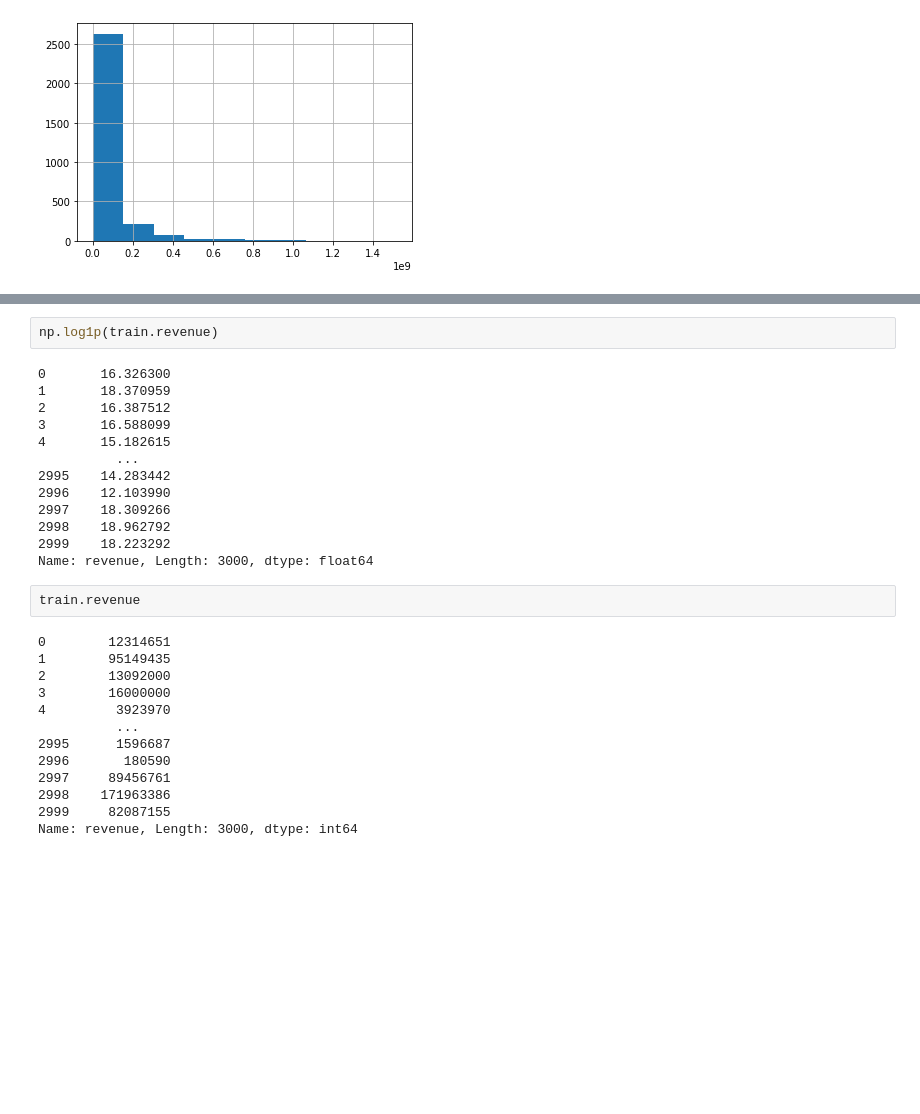
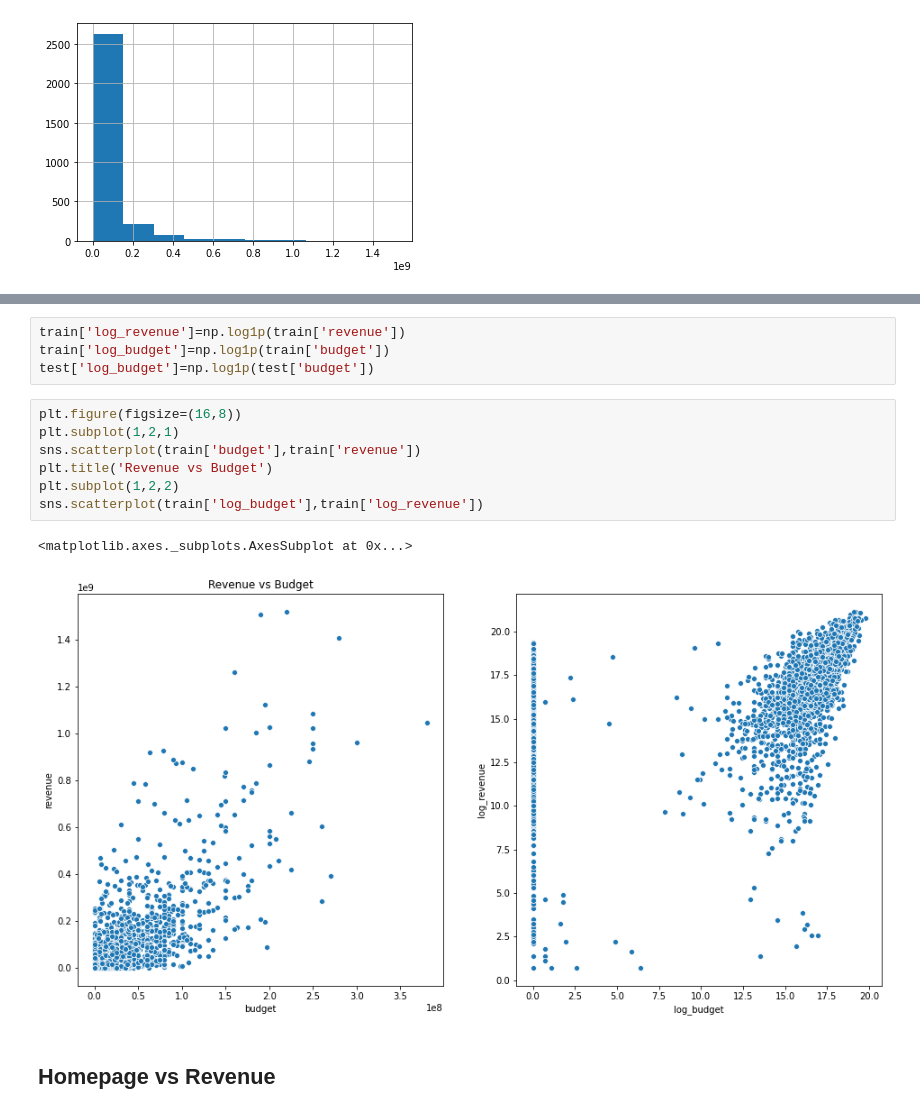
Before and after one commit to kvs-1998/BoxOfficePrediction, a Jupyter notebook: BoxOfficePrediction.ipynb, the cells around one changed output, grey strips where cells are left out. Cells and saved outputs as stored; diff of their text form; blank space fills up the shorter version.

```diff
--- a/BoxOfficePrediction.ipynb
+++ b/BoxOfficePrediction.ipynb
@@ -71,30 +78,16 @@ Text(0.5, 1.0, 'Distribution of revenue')
-# %%
-np.log1p(train.revenue)
-# %% [output]
-0       16.326300
-1       18.370959
-2       16.387512
-3       16.588099
-4       15.182615
-          ...
-2995    14.283442
-2996    12.103990
-2997    18.309266
-2998    18.962792
-2999    18.223292
-Name: revenue, Length: 3000, dtype: float64
-# %%
-train.revenue
-# %% [output]
-0        12314651
-1        95149435
-2        13092000
-3        16000000
-4         3923970
-          ...
-2995      1596687
-2996       180590
-2997     89456761
-2998    171963386
-2999     82087155
-Name: revenue, Length: 3000, dtype: int64
+# %%
+train['log_revenue']=np.log1p(train['revenue'])
+train['log_budget']=np.log1p(train['budget'])
+test['log_budget']=np.log1p(test['budget'])
+# %%
+plt.figure(figsize=(16,8))
+plt.subplot(1,2,1)
+sns.scatterplot(train['budget'],train['revenue'])
+plt.title('Revenue vs Budget')
+plt.subplot(1,2,2)
+sns.scatterplot(train['log_budget'],train['log_revenue'])
+# %% [output]
+<matplotlib.axes._subplots.AxesSubplot at 0x...>
+[figure, added]
+# %% [markdown]
+## Homepage vs Revenue
```
Also changed, not shown: parts of 13 cells of this notebook.
